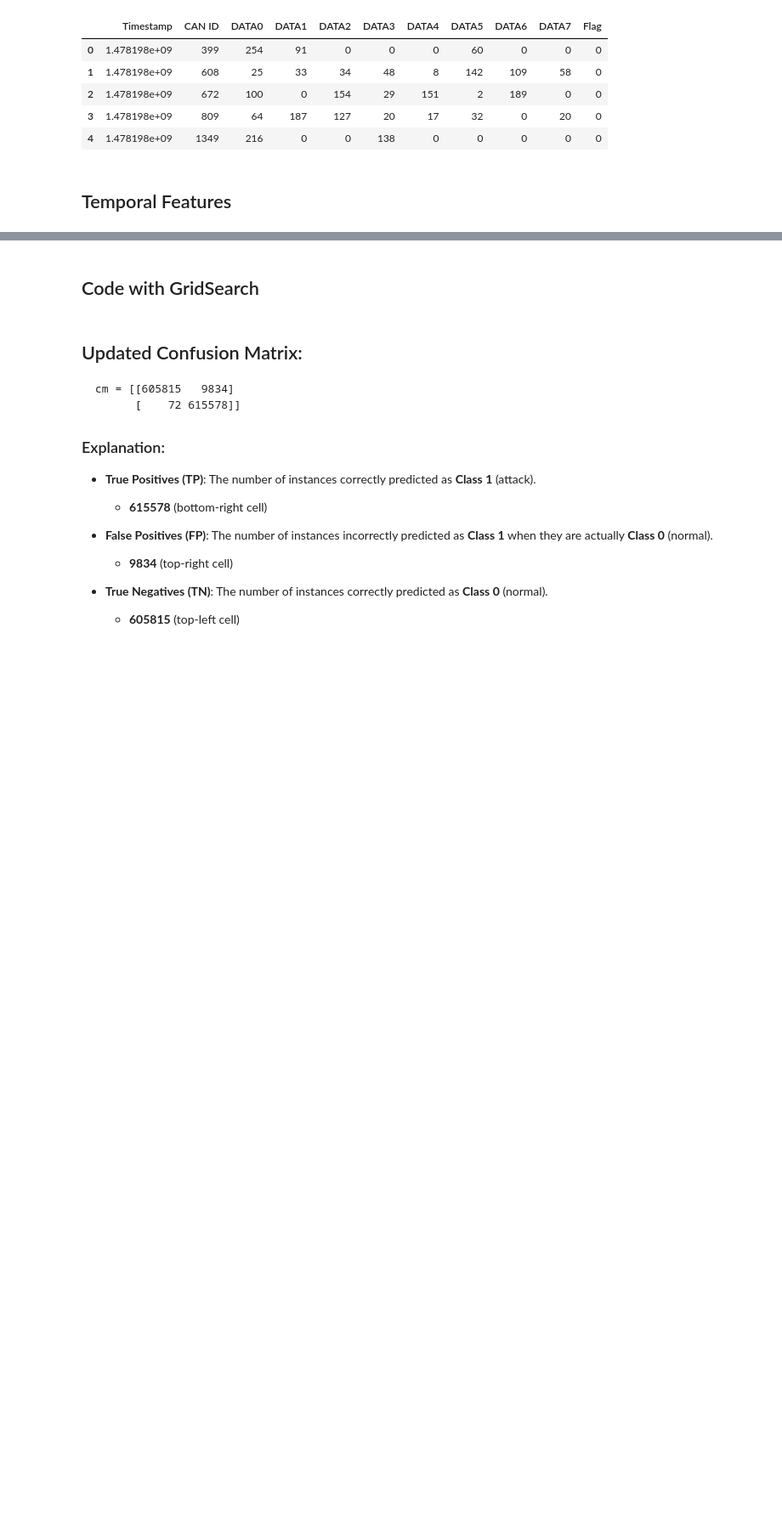
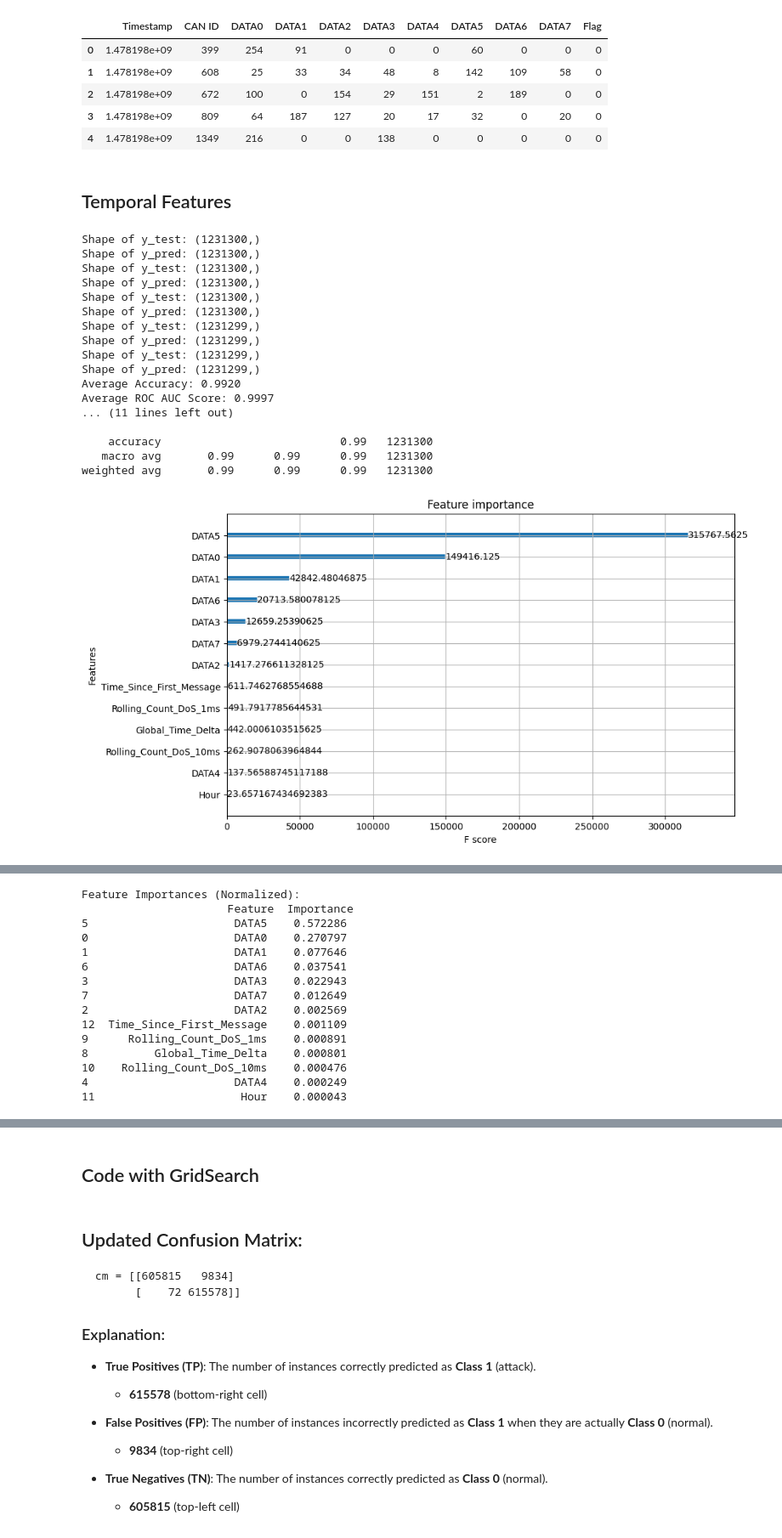
Before and after one commit to pranav-k-jha/kaggle-notebooks, a Jupyter notebook: cav-ml-prediction-model.ipynb, the cells around one changed output, grey strips where cells are left out. Shown at 85% size. Cells and saved outputs as stored; diff of their text form; code cells hidden in the pictures; blank space fills up the shorter version.

Commit message:
Kaggle Notebook | DOS IDS ML Prediction Model | Version 25

```diff
--- a/cav-ml-prediction-model.ipynb
+++ b/cav-ml-prediction-model.ipynb
@@ -741,49 +753,68 @@ plt.show()
 
 # Print the feature importance table
 print("\nFeature Importances (Normalized):\n", feature_importance_df)
 
 
 # Plot ROC Curve for each fold
 fpr, tpr, thresholds = roc_curve(y_test, y_proba)
 plt.figure(figsize=(8, 6))
 plt.plot(fpr, tpr, color='blue', label=f'ROC Curve (AUC = {roc_auc_score(y_test, y_proba):.4f})')
 plt.plot([0, 1], [0, 1], color='gray', linestyle='--')
 plt.xlabel('False Positive Rate')
 plt.ylabel('True Positive Rate')
 plt.title(f'ROC Curve - Fold {len(roc_auc_scores)}')
 plt.legend(loc='lower right')
 plt.show()
 
 # Plot Confusion Matrix for each fold
 cm = confusion_matrix(y_test, y_pred)
 plt.figure(figsize=(8, 6))
 sns.heatmap(cm, annot=True, fmt='d', cmap='Blues', cbar=False, xticklabels=['Normal', 'DoS Attack'], yticklabels=['Normal', 'DoS Attack'])
 plt.title(f'Confusion Matrix - Fold {len(confusion_matrices)}')
 plt.xlabel('Predicted')
 plt.ylabel('True')
 plt.show()
 
 
-#Hyperparameter Tuning using GridSearchCV
-from sklearn.model_selection import GridSearchCV
-from imblearn.pipeline import Pipeline  # To avoid data leakage
+# #Hyperparameter Tuning using GridSearchCV
+# from sklearn.model_selection import GridSearchCV
+# from imblearn.pipeline import Pipeline  # To avoid data leakage
 
-# Define pipeline with SMOTE and XGBoost
-pipeline = Pipeline([
-    ('smote', SMOTE(sampling_strategy='auto', random_state=42)),  # Oversampling
-    ('xgb', xgb.XGBClassifier(use_label_encoder=False, eval_metric="aucpr"))
-])
+# # Define pipeline with SMOTE and XGBoost
+# pipeline = Pipeline([
+#     ('smote', SMOTE(sampling_strategy='auto', random_state=42)),  # Oversampling
+#     ('xgb', xgb.XGBClassifier(use_label_encoder=False, eval_metric="aucpr"))
+# ])
 
-# Define parameter grid
-param_grid = {
-    'xgb__max_depth': [4, 6, 8],
-    'xgb__learning_rate': [0.01, 0.1],
-    'xgb__subsample': [0.8, 1.0]
-}
+# # Define parameter grid
+# param_grid = {
+#     'xgb__max_depth': [4, 6, 8],
+#     'xgb__learning_rate': [0.01, 0.1],
+#     'xgb__subsample': [0.8, 1.0]
+# }
 
-# Perform Grid Search
-grid_search = GridSearchCV(pipeline, param_grid, scoring='roc_auc', cv=3, n_jobs=-1, verbose=2)
-grid_search.fit(X, y)  # Use original X, y (not resampled)
+# # Perform Grid Search
+# grid_search = GridSearchCV(pipeline, param_grid, scoring='roc_auc', cv=3, n_jobs=-1, verbose=2)
+# grid_search.fit(X, y)  # Use original X, y (not resampled)
 
-# Print best parameters
-print("Best parameters:", grid_search.best_params_)
+# # Print best parameters
+# print("Best parameters:", grid_search.best_params_)
+# %% [output]
+Shape of y_test: (1231300,)
+Shape of y_pred: (1231300,)
+Shape of y_test: (1231300,)
+Shape of y_pred: (1231300,)
+Shape of y_test: (1231300,)
+Shape of y_pred: (1231300,)
+Shape of y_test: (1231299,)
+Shape of y_pred: (1231299,)
+Shape of y_test: (1231299,)
+Shape of y_pred: (1231299,)
+Average Accuracy: 0.9920
+Average ROC AUC Score: 0.9997
+... (11 lines left out)
+
+    accuracy                           0.99   1231300
+   macro avg       0.99      0.99      0.99   1231300
+weighted avg       0.99      0.99      0.99   1231300
+[figure, added]
@@ -789,0 +822,15 @@ print("Best parameters:", grid_search.best_params_)
+Feature Importances (Normalized):
+                      Feature  Importance
+5                      DATA5    0.572286
+0                      DATA0    0.270797
+1                      DATA1    0.077646
+6                      DATA6    0.037541
+3                      DATA3    0.022943
+7                      DATA7    0.012649
+2                      DATA2    0.002569
+12  Time_Since_First_Message    0.001109
+9      Rolling_Count_DoS_1ms    0.000891
+8          Global_Time_Delta    0.000801
+10    Rolling_Count_DoS_10ms    0.000476
+4                      DATA4    0.000249
+11                      Hour    0.000043
```
Also changed, not shown: parts of 11 cells of this notebook.
